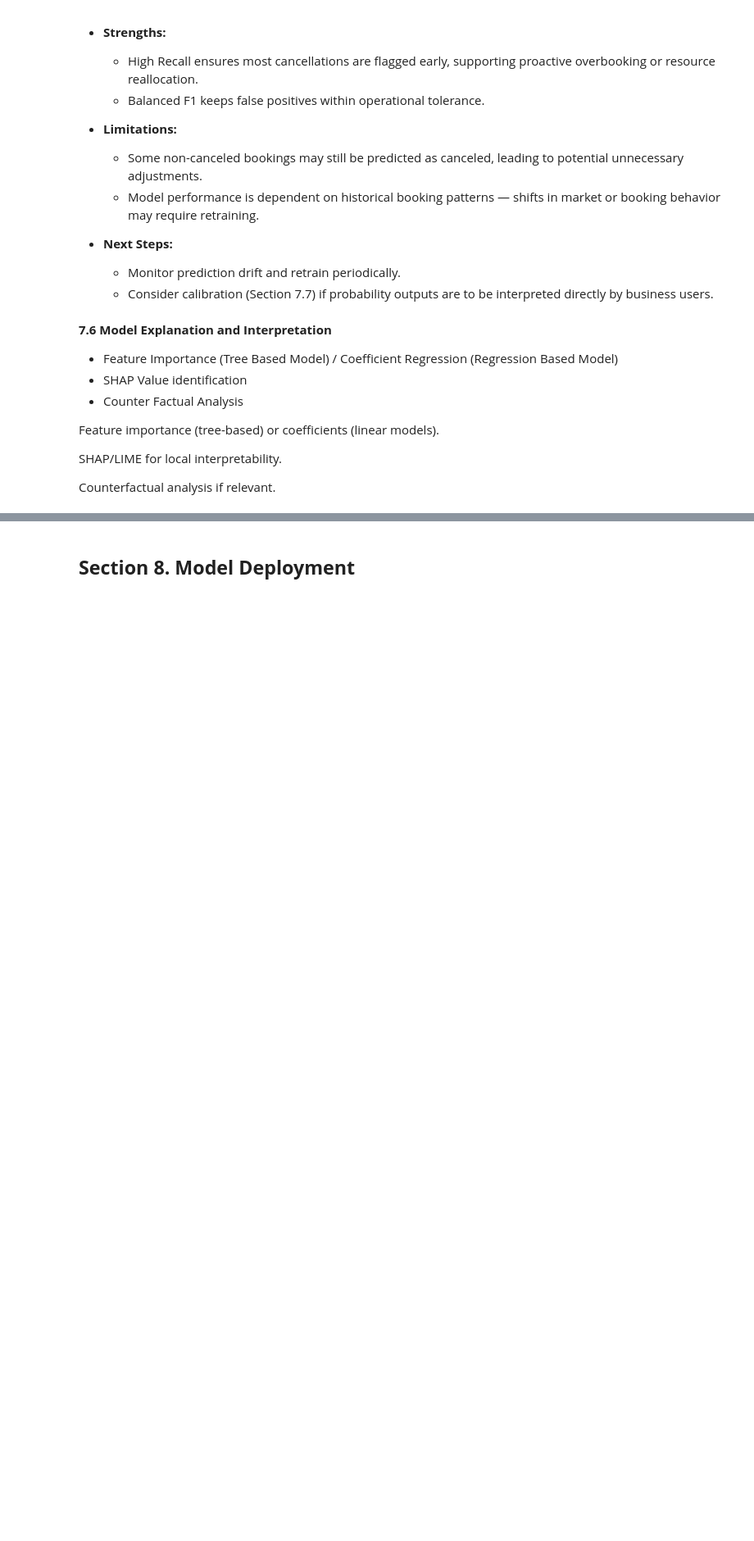
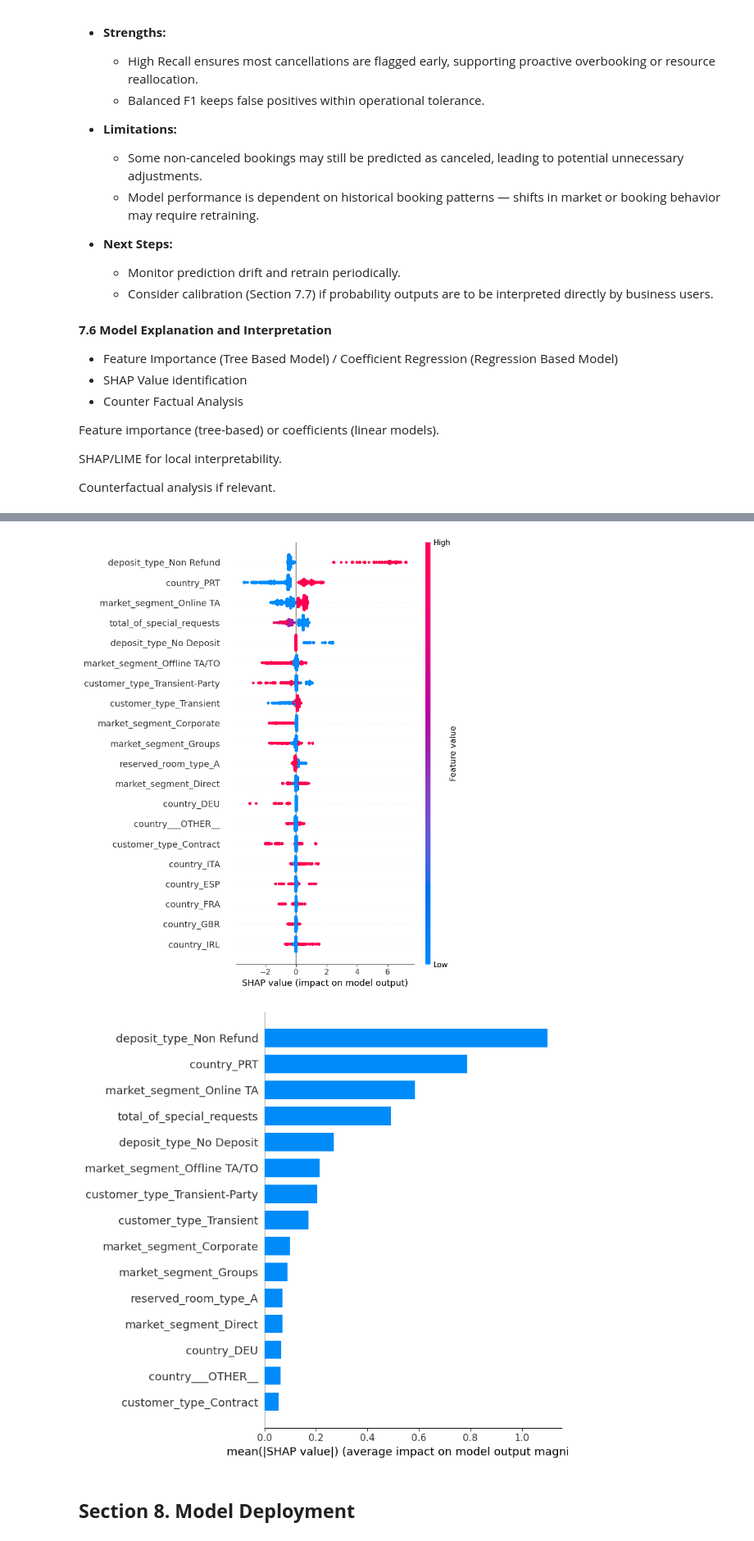
Before and after one commit to AliefRND/MachineLearningProject, a Jupyter notebook: notebooks/Notebook.ipynb, the cells around one changed output, grey strips where cells are left out. Shown at 82% size. Cells and saved outputs as stored; diff of their text form; code cells hidden in the pictures; blank space fills up the shorter version.

```diff
--- a/notebooks/Notebook.ipynb
+++ b/notebooks/Notebook.ipynb
@@ -1820,3 +1829,39 @@ KeyError: 'preprocessor'
+# %%
+# 2) Transform data as seen by the model
+Xtr_tx = pipe_xgb.named_steps['prep'].transform(X_train)
+
+# 3) Build post-transform feature names (no .get_feature_names_out on prep)
+pre = pipe_xgb.named_steps['prep']
+num_pipe = pre.named_transformers_['num']
+cat_pipe = pre.named_transformers_['cat']
+
+# numeric names after VarianceThreshold
+num_cols = np.array([c for c in pre.transformers_ if c[0]=='num'][0][2])
+num_sel = next((s for s in num_pipe.named_steps.values() if isinstance(s, VarianceThreshold)), None)
+if num_sel is not None:
+    num_cols = num_cols[num_sel.get_support()]
+
+# categorical names after OHE (+ VarianceThreshold)
+ohe = next(s for s in cat_pipe.named_steps.values() if isinstance(s, OneHotEncoder))
+cat_cols = np.array([c for c in pre.transformers_ if c[0]=='cat'][0][2])
+cat_names = ohe.get_feature_names_out(cat_cols)
+cat_sel = next((s for s in cat_pipe.named_steps.values() if isinstance(s, VarianceThreshold)), None)
+if cat_sel is not None:
+    cat_names = cat_names[cat_sel.get_support()]
+
+feat_names = np.concatenate([num_cols, cat_names])
+
+# 4) SHAP explainer on the fitted XGB model
+xgb_model = pipe_xgb.named_steps['clf']
+explainer = shap.TreeExplainer(xgb_model)
+shap_values = explainer.shap_values(Xtr_tx)
+
+# 5) Plots
+shap.summary_plot(shap_values, Xtr_tx, feature_names=feat_names)                 # dot plot
+shap.summary_plot(shap_values, Xtr_tx, feature_names=feat_names, plot_type="bar", max_display=15)  # bar plot
+# %% [output]
+[figure, added]
+[figure, added]
 # %% [markdown]
 ## **Section 8. Model Deployment**
 # %% [markdown]
```
Also changed, not shown: parts of 3 cells of this notebook.
